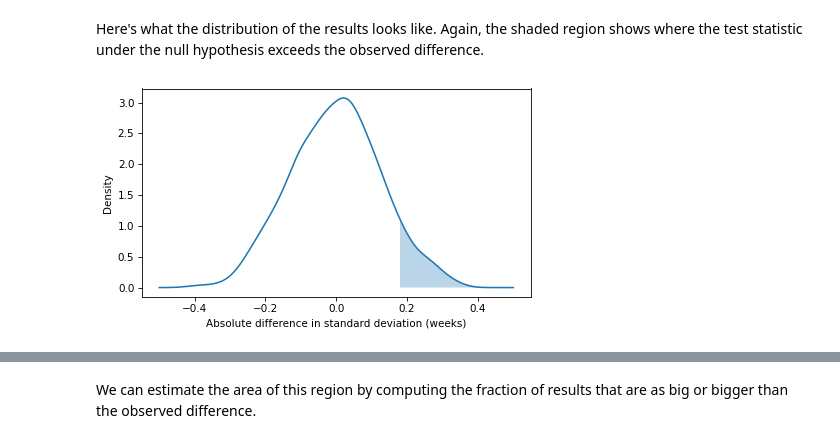
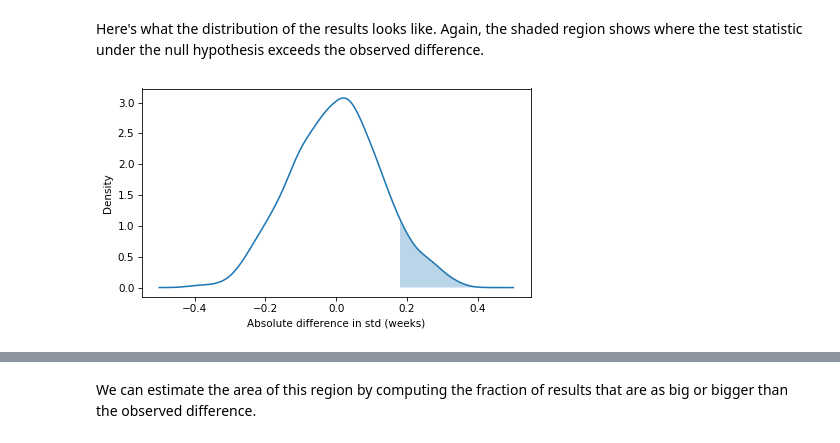
Before and after one commit to Mu-L/ThinkStats, a Jupyter notebook: _sources/chap09.ipynb, the cells around one changed output, grey strips where cells are left out. Cells and saved outputs as stored; diff of their text form; code cells hidden in the pictures.

```diff
--- a/_sources/chap09.ipynb
+++ b/_sources/chap09.ipynb
@@ -341,10 +341,10 @@ Again, the shaded region shows where the test statistic under the null hypothesi
 # %%
 pmf = make_pmf(simulated_diffs, -0.5, 0.5)
 pmf.plot()
 fill_tail(pmf, observed_diff, "right")
-decorate(xlabel="Absolute difference in standard deviation (weeks)", ylabel="Density")
+decorate(xlabel="Absolute difference in std (weeks)", ylabel="Density")
 # %% [output]
-[figure, old version]
+[figure, new version]
 [interactive output not drawn]
 # %% [markdown]
 We can estimate the area of this region by computing the fraction of results that are as big or bigger than the observed difference.
```
Also changed, not shown: parts of 6 cells of this notebook, 27 other files.
